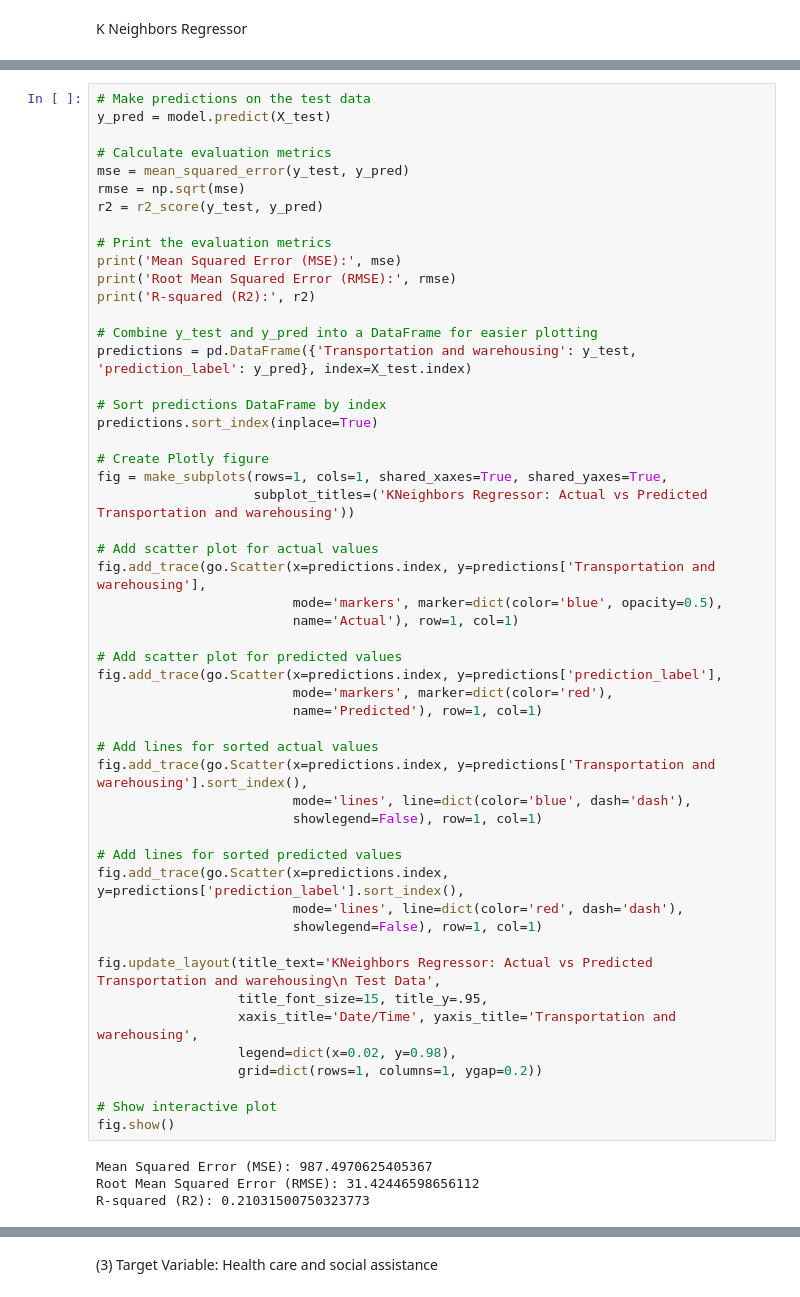
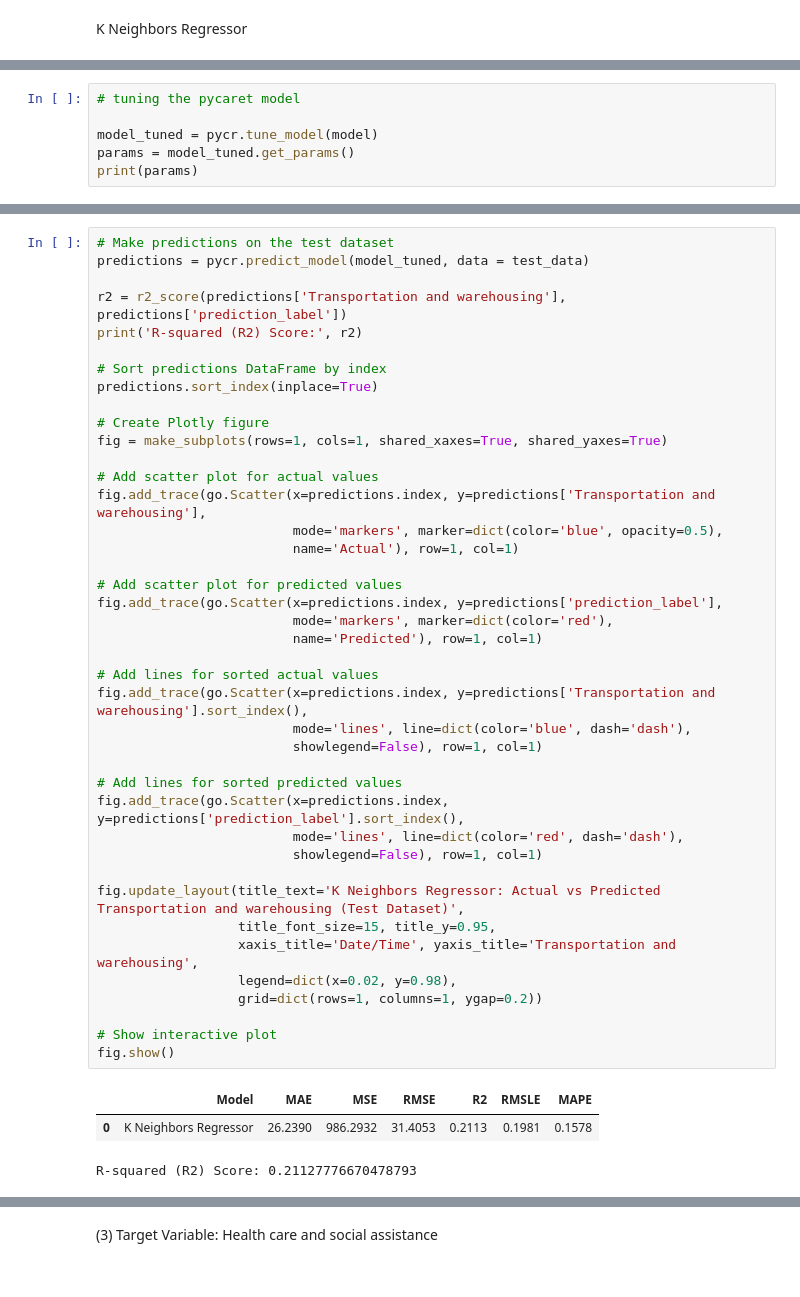
Before and after one commit to chustjarey/Climate-Change-and-its-Economic-Impact-DAB422-24W-004-Group9, a Jupyter notebook: Part II/06_Machine Learning Model - Regression - ON.ipynb, the cells around one changed output, grey strips where cells are left out. Drawn from its saved outputs; the diff is of its cells as text.

```diff
--- a/Part II/06_Machine Learning Model - Regression - ON.ipynb
+++ b/Part II/06_Machine Learning Model - Regression - ON.ipynb
@@ -907,0 +581,6 @@ R-squared (R2): -2.91954658488399
+# %%
+# tuning the pycaret model
+
+model_tuned = pycr.tune_model(model)
+params = model_tuned.get_params()
+print(params)
@@ -908,56 +638,45 @@ R-squared (R2): -2.91954658488399
 # %%
-# Make predictions on the test data
-y_pred = model.predict(X_test)
+# Make predictions on the test dataset
+predictions = pycr.predict_model(model_tuned, data = test_data)
 
-# Calculate evaluation metrics
-mse = mean_squared_error(y_test, y_pred)
-rmse = np.sqrt(mse)
-r2 = r2_score(y_test, y_pred)
-
-# Print the evaluation metrics
-print('Mean Squared Error (MSE):', mse)
-print('Root Mean Squared Error (RMSE):', rmse)
-print('R-squared (R2):', r2)
-
-# Combine y_test and y_pred into a DataFrame for easier plotting
-predictions = pd.DataFrame({'Transportation and warehousing': y_test, 'prediction_label': y_pred}, index=X_test.index)
+r2 = r2_score(predictions['Transportation and warehousing'], predictions['prediction_label'])
+print('R-squared (R2) Score:', r2)
 
 # Sort predictions DataFrame by index
 predictions.sort_index(inplace=True)
 
 # Create Plotly figure
-fig = make_subplots(rows=1, cols=1, shared_xaxes=True, shared_yaxes=True,
-                    subplot_titles=('KNeighbors Regressor: Actual vs Predicted Transportation and warehousing'))
+fig = make_subplots(rows=1, cols=1, shared_xaxes=True, shared_yaxes=True)
 
 # Add scatter plot for actual values
 fig.add_trace(go.Scatter(x=predictions.index, y=predictions['Transportation and warehousing'],
                          mode='markers', marker=dict(color='blue', opacity=0.5),
                          name='Actual'), row=1, col=1)
 
 # Add scatter plot for predicted values
 fig.add_trace(go.Scatter(x=predictions.index, y=predictions['prediction_label'],
                          mode='markers', marker=dict(color='red'),
                          name='Predicted'), row=1, col=1)
 
 # Add lines for sorted actual values
 fig.add_trace(go.Scatter(x=predictions.index, y=predictions['Transportation and warehousing'].sort_index(),
                          mode='lines', line=dict(color='blue', dash='dash'),
                          showlegend=False), row=1, col=1)
 
 # Add lines for sorted predicted values
 fig.add_trace(go.Scatter(x=predictions.index, y=predictions['prediction_label'].sort_index(),
                          mode='lines', line=dict(color='red', dash='dash'),
                          showlegend=False), row=1, col=1)
 
-fig.update_layout(title_text='KNeighbors Regressor: Actual vs Predicted Transportation and warehousing\n Test Data',
-                  title_font_size=15, title_y=.95,
+fig.update_layout(title_text='K Neighbors Regressor: Actual vs Predicted Transportation and warehousing (Test Dataset)',
+                  title_font_size=15, title_y=0.95,
                   xaxis_title='Date/Time', yaxis_title='Transportation and warehousing',
                   legend=dict(x=0.02, y=0.98),
                   grid=dict(rows=1, columns=1, ygap=0.2))
 
 # Show interactive plot
 fig.show()
 # %% [output]
+|  | Model | MAE | MSE | RMSE | R2 | RMSLE | MAPE |
+| 0 | K Neighbors Regressor | 26.2390 | 986.2932 | 31.4053 | 0.2113 | 0.1981 | 0.1578 |
-Mean Squared Error (MSE): 987.4970625405367
-Root Mean Squared Error (RMSE): 31.42446598656112
-R-squared (R2): 0.21031500750323773
+R-squared (R2) Score: 0.21127776670478793
```
Also changed, not shown: parts of 63 cells of this notebook.
